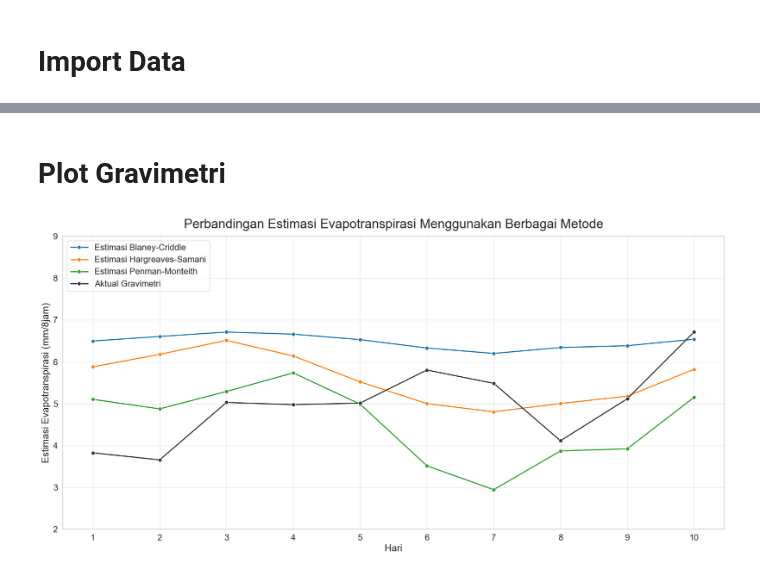
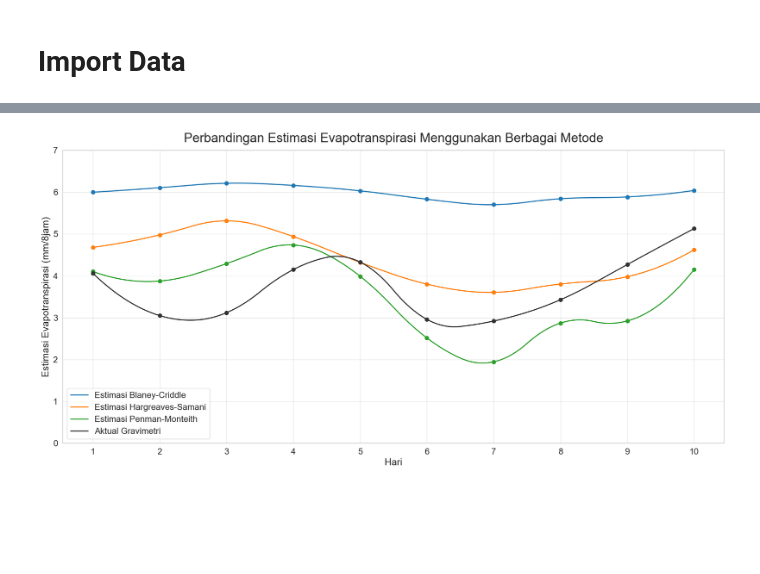
Before and after one commit to rafiachmadfr/Evapotranspiration-Analysis, a Jupyter notebook: 03. Data Analysis.ipynb, the cells around one changed output, grey strips where cells are left out. Saved outputs shown, nothing was run; the diff lists cells and outputs as text; code cells hidden in the pictures; blank space fills up the shorter version.

```diff
--- a/03. Data Analysis.ipynb
+++ b/03. Data Analysis.ipynb
@@ -53,0 +179,13 @@ plt.show()
+# %%
+df_gravimetri_interpolate = df_gravimetri
+# %%
+polynomial_pipeline = make_pipeline(PolynomialFeatures(degree=2), LinearRegression())
+imputer = IterativeImputer(estimator=polynomial_pipeline, max_iter=10, random_state=0)
+
+# Handle outliers and fill missing values
+df_gravimetri_interpolate = handle_outliers_with_knn(df_gravimetri_interpolate)
+
+data_hari = [3, 7, 6]
+for idx in data_hari:
+    df_gravimetri_interpolate.loc[idx] = np.nan
+    df_gravimetri_interpolate.iloc[:, :] = imputer.fit_transform(df_gravimetri_interpolate)
@@ -88,7 +305,0 @@ df_gravimetri.head()
-# %%
-df_gravimetri_analisis = df_gravimetri[['Average_ET', 'STD_ET', 'IQR_ET', 'Median_ET']].copy()
-df_gravimetri_analisis.rename(columns={'Average_ET': 'Rata-rata', 'STD_ET': 'STDEV', 'IQR_ET': 'IQR', 'Median_ET': 'Median'}, inplace=True)
-df_gravimetri_analisis = df_gravimetri_analisis.reset_index(drop=True)
-df_gravimetri_analisis.index = df_gravimetri_analisis.index + 1
-df_gravimetri_analisis = df_gravimetri_analisis.round(3)
-df_gravimetri_analisis.head()
@@ -135,2 +305,0 @@ plt.show()
-# %% [markdown]
-# Plot Gravimetri
@@ -137,34 +308,57 @@ plt.show()
 # %%
+from scipy.interpolate import make_interp_spline
+
 sns.set(style="whitegrid", palette="Set2")
 plt.figure(figsize=(18, 9))
 
+# Fungsi untuk membuat kurva melengkung dengan spline interpolasi
+def smooth_curve(x, y, num_points=200):
+    x_new = np.linspace(x.min(), x.max(), num_points)
+    spline = make_interp_spline(x, y, k=2)  # k=3 untuk cubic spline
+    y_smooth = spline(x_new)
+    return x_new, y_smooth
+
 # Plot data Blaney-Criddle
-sns.lineplot(
-  x=df_bc.index, y=df_bc['ET Total'], marker='o', label='Estimasi Blaney-Criddle', color='#1f77b4', markersize=7, linewidth=2)
+x_bc, y_bc = smooth_curve(df_bc.index, df_bc['ET Total'])
+plt.plot(x_bc, y_bc, label='Estimasi Blaney-Criddle', color='#1f77b4', linewidth=2)
+plt.scatter(df_bc.index, df_bc['ET Total'], color='#1f77b4', s=50, zorder=3)
 
 # Plot data Hargreaves-Samani
-sns.lineplot(x=df_hs.index, y=df_hs['ET Total'], marker='o', label='Estimasi Hargreaves-Samani', color='#ff7f0e', markersize=7, linewidth=2)
+x_hs, y_hs = smooth_curve(df_hs.index, df_hs['ET Total'])
+plt.plot(x_hs, y_hs, label='Estimasi Hargreaves-Samani', color='#ff7f0e', linewidth=2)
+plt.scatter(df_hs.index, df_hs['ET Total'], color='#ff7f0e', s=50, zorder=3)
 
 # Plot data Penman-Monteith
-sns.lineplot(x=df_pm.index, y=df_pm['ET Total'], marker='o', label='Estimasi Penman-Monteith', color='#2ca02c', markersize=7, linewidth=2)
+x_pm, y_pm = smooth_curve(df_pm.index, df_pm['ET Total'])
+plt.plot(x_pm, y_pm, label='Estimasi Penman-Monteith', color='#2ca02c', linewidth=2)
+plt.scatter(df_pm.index, df_pm['ET Total'], color='#2ca02c', s=50, zorder=3)
 
 # Plot data gravimetri
-sns.lineplot(x=df_gravimetri_analisis.index, y=df_gravimetri_analisis['Median'], marker='o', label='Aktual Gravimetri', color='#333333', markersize=7, linewidth=2)
+x_grav, y_grav = smooth_curve(df_gravimetri_analisis.index, df_gravimetri_analisis['Median'])
+plt.plot(x_grav, y_grav, label='Aktual Gravimetri', color='#333333', linewidth=2)
+plt.scatter(df_gravimetri_analisis.index, df_gravimetri_analisis['Median'], color='#333333', s=50, zorder=3)
 
+# Judul dan label sumbu
 plt.title('Perbandingan Estimasi Evapotranspirasi Menggunakan Berbagai Metode', fontsize=24, pad=15)
 plt.xlabel('Hari', fontsize=18)
 plt.ylabel('Estimasi Evapotranspirasi (mm/8jam)', fontsize=18)
-plt.xticks(np.arange(1, 10 + 1, 1), fontsize=16)  # Rentang 1 untuk label x
+
+# Menentukan ticks pada sumbu x dengan interval 1
+x_min = min(df_bc.index.min(), df_hs.index.min(), df_pm.index.min(), df_gravimetri_analisis.index.min())
+x_max = max(df_bc.index.max(), df_hs.index.max(), df_pm.index.max(), df_gravimetri_analisis.index.max())
+plt.xticks(np.arange(x_min, x_max + 1, 1), fontsize=16)  # Rentang 1 untuk label x
+
 plt.yticks(fontsize=16)
 
+# Grid dan legenda
 plt.grid(True, linestyle='-', color='gray', alpha=0.2)
-plt.legend(
-  fontsize=16,
-  frameon=True,
-  loc='upper left',
-)
-plt.ylim(2, 9)
+plt.legend(fontsize=16, frameon=True, loc='lower left')
+
+# Rentang sumbu y
+plt.ylim(0, 7)
 plt.tight_layout()
+
+# Tampilkan grafik
 plt.show()
 # %% [output]
-[figure, old version]
+[figure, new version]
```
Also changed, not shown: parts of 41 cells of this notebook, 14 other files.
